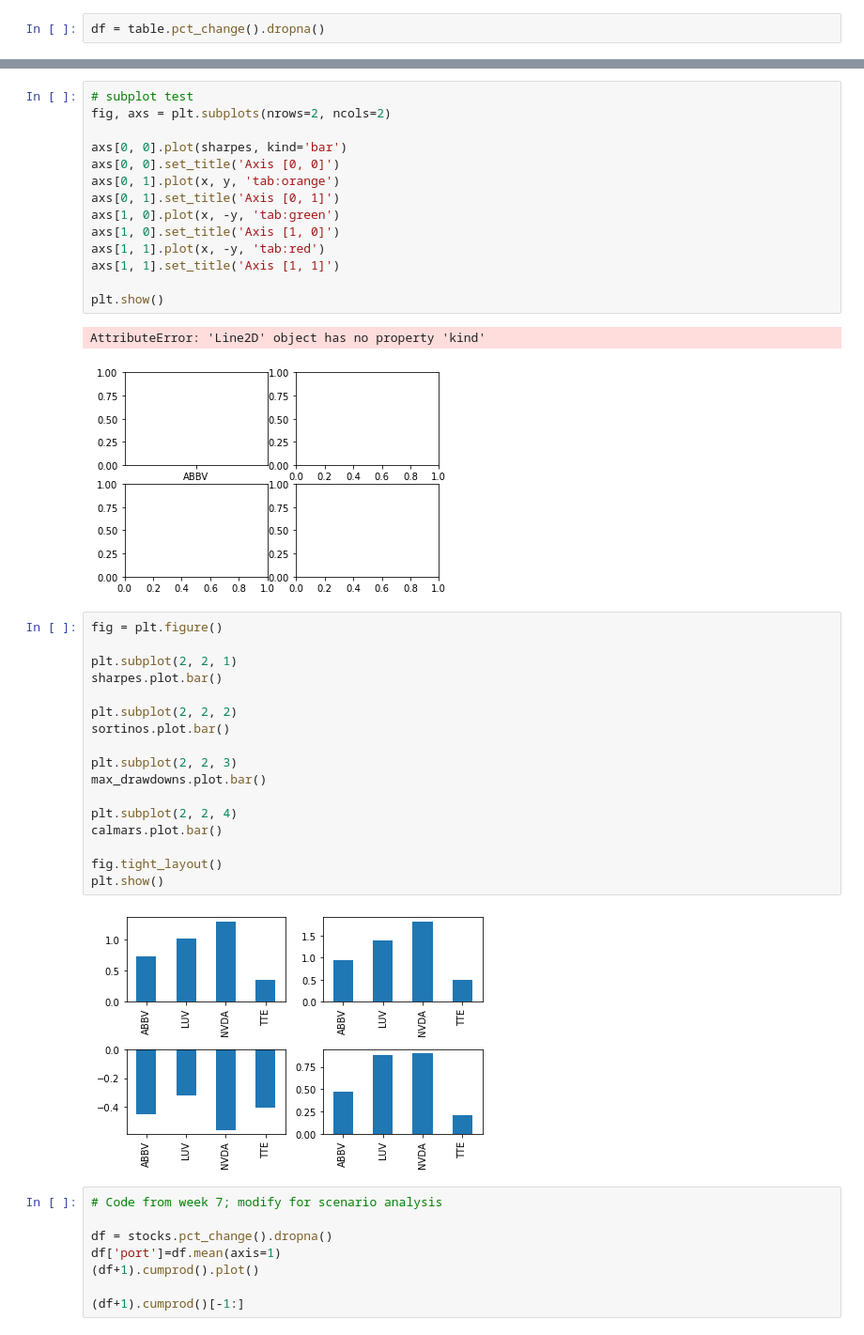
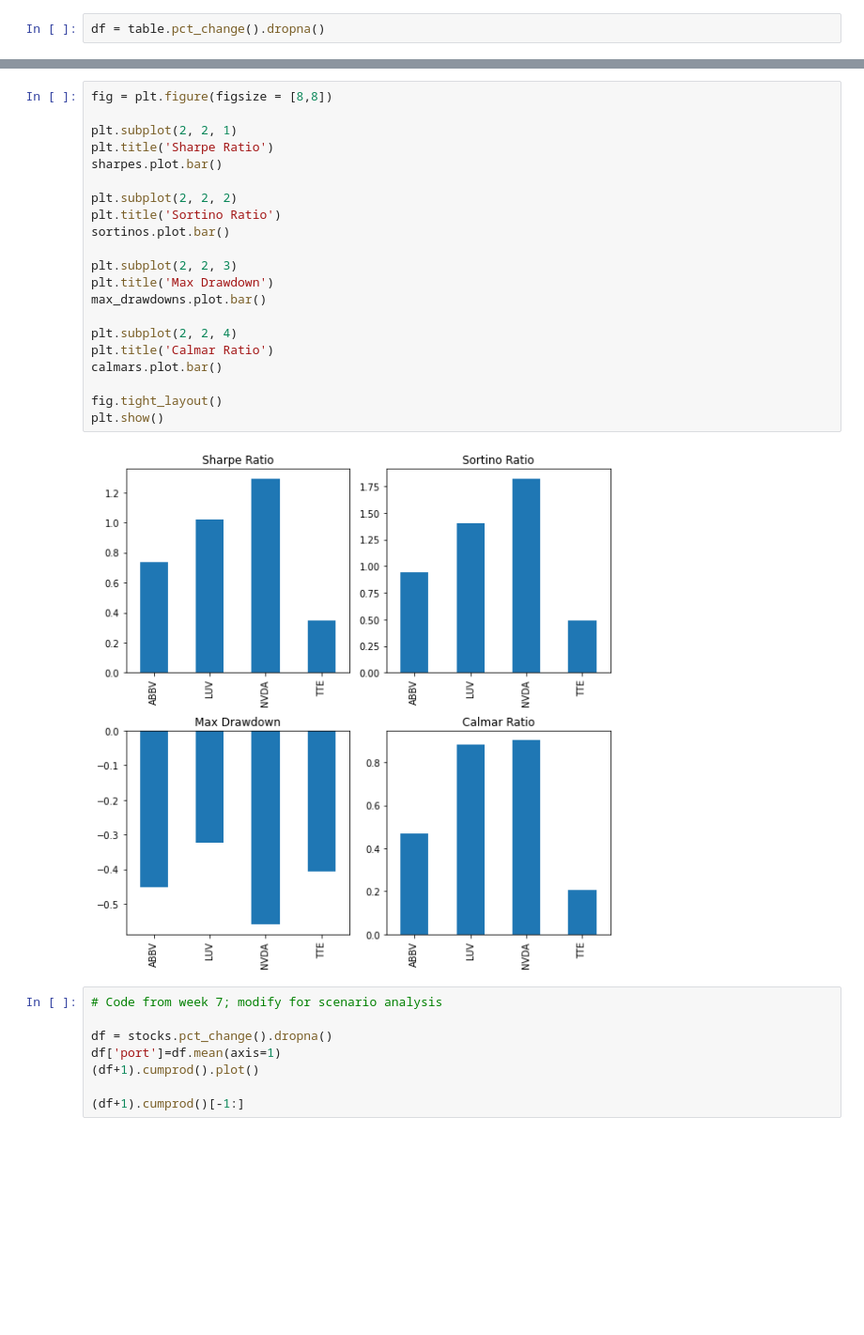
Before and after one commit to isabelgrau/ADMN5006-Financial-Analytics-Capital-Gain, a Jupyter notebook: ADMN 5006 Capital Gain Portfolio.ipynb, the cells around one changed output, grey strips where cells are left out. Shown at 94% size. Cells and saved outputs as stored; diff of their text form; blank space fills up the shorter version.

```diff
--- a/ADMN 5006 Capital Gain Portfolio.ipynb
+++ b/ADMN 5006 Capital Gain Portfolio.ipynb
@@ -120,40 +100,27 @@ pd.DataFrame([sharpes, sortinos, max_drawdowns, calmars], index=['Sharpe Ratio',
 | Calmar Ratio | 0.469027 | 0.880036 | 0.901361 | 0.206709 |
-# %%
-# subplot test
-fig, axs = plt.subplots(nrows=2, ncols=2)
-
-axs[0, 0].plot(sharpes, kind='bar')
-axs[0, 0].set_title('Axis [0, 0]')
-axs[0, 1].plot(x, y, 'tab:orange')
-axs[0, 1].set_title('Axis [0, 1]')
-axs[1, 0].plot(x, -y, 'tab:green')
-axs[1, 0].set_title('Axis [1, 0]')
-axs[1, 1].plot(x, -y, 'tab:red')
-axs[1, 1].set_title('Axis [1, 1]')
-
-plt.show()
-# %% [output]
-AttributeError: 'Line2D' object has no property 'kind'
-[figure, removed]
 # %%
-fig = plt.figure()
+fig = plt.figure(figsize = [8,8])
 
 plt.subplot(2, 2, 1)
+plt.title('Sharpe Ratio')
 sharpes.plot.bar()
 
 plt.subplot(2, 2, 2)
+plt.title('Sortino Ratio')
 sortinos.plot.bar()
 
 plt.subplot(2, 2, 3)
+plt.title('Max Drawdown')
 max_drawdowns.plot.bar()
 
 plt.subplot(2, 2, 4)
+plt.title('Calmar Ratio')
 calmars.plot.bar()
 
 fig.tight_layout()
 plt.show()
 # %% [output]
-[figure, old version]
+[figure, new version]
 # %%
 # Code from week 7; modify for scenario analysis
 
```
Also changed, not shown: parts of 7 cells of this notebook.
